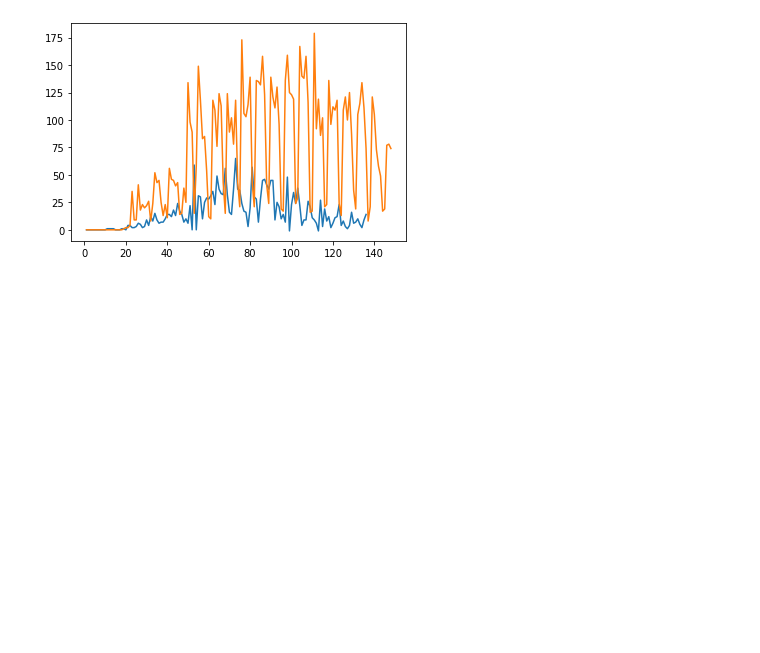
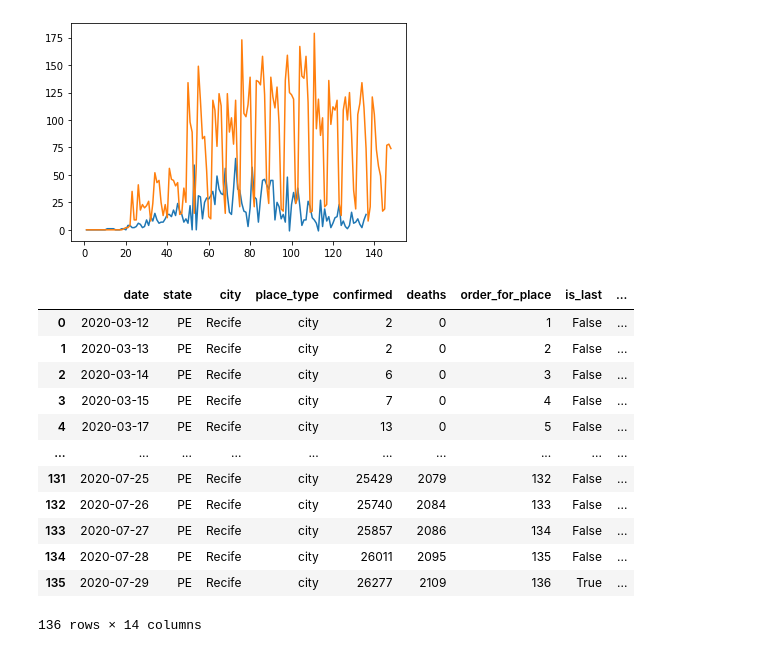
Before and after one commit to mathlimma/data-science-project-1, a Jupyter notebook: covid19.ipynb, the cells around one changed output. Drawn from its saved outputs; the diff is of its cells as text; code cells hidden in the pictures; blank space fills up the shorter version.

```diff
--- a/covid19.ipynb
+++ b/covid19.ipynb
@@ -112,0 +104,21 @@ deaths_per_pop('deaths_per_day_10', covidRecife)
+# %%
+def deaths_per_day_per_1kk(newcolumn, table):
+    population_per_1kk = table.estimated_population_2019[0] / 1000000
+    table[newcolumn] = table.deaths_per_day / population_per_1kk
+    return table
+
+deaths_per_day_per_1kk('deaths_per_day_per_1kk_inhabitants', covidRecife)
+# %% [output]
+|  | date | state | city | place_type | confirmed | deaths | order_for_place | is_last | ... |
+| 0 | 2020-03-12 | PE | Recife | city | 2 | 0 | 1 | False | ... |
+| 1 | 2020-03-13 | PE | Recife | city | 2 | 0 | 2 | False | ... |
+| 2 | 2020-03-14 | PE | Recife | city | 6 | 0 | 3 | False | ... |
+| 3 | 2020-03-15 | PE | Recife | city | 7 | 0 | 4 | False | ... |
+| 4 | 2020-03-17 | PE | Recife | city | 13 | 0 | 5 | False | ... |
+| ... | ... | ... | ... | ... | ... | ... | ... | ... | ... |
+| 131 | 2020-07-25 | PE | Recife | city | 25429 | 2079 | 132 | False | ... |
+| 132 | 2020-07-26 | PE | Recife | city | 25740 | 2084 | 133 | False | ... |
+| 133 | 2020-07-27 | PE | Recife | city | 25857 | 2086 | 134 | False | ... |
+| 134 | 2020-07-28 | PE | Recife | city | 26011 | 2095 | 135 | False | ... |
+| 135 | 2020-07-29 | PE | Recife | city | 26277 | 2109 | 136 | True | ... |
+136 rows × 14 columns
```
Also changed, not shown: parts of 3 cells of this notebook, 1 other file.
